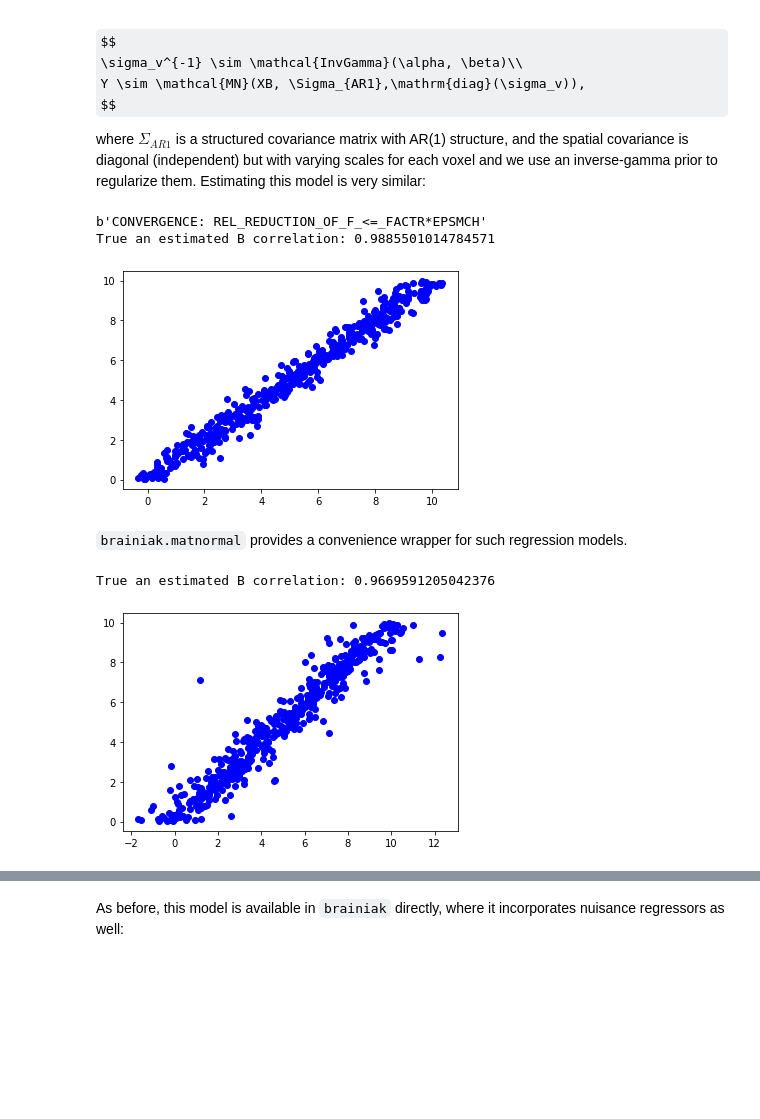
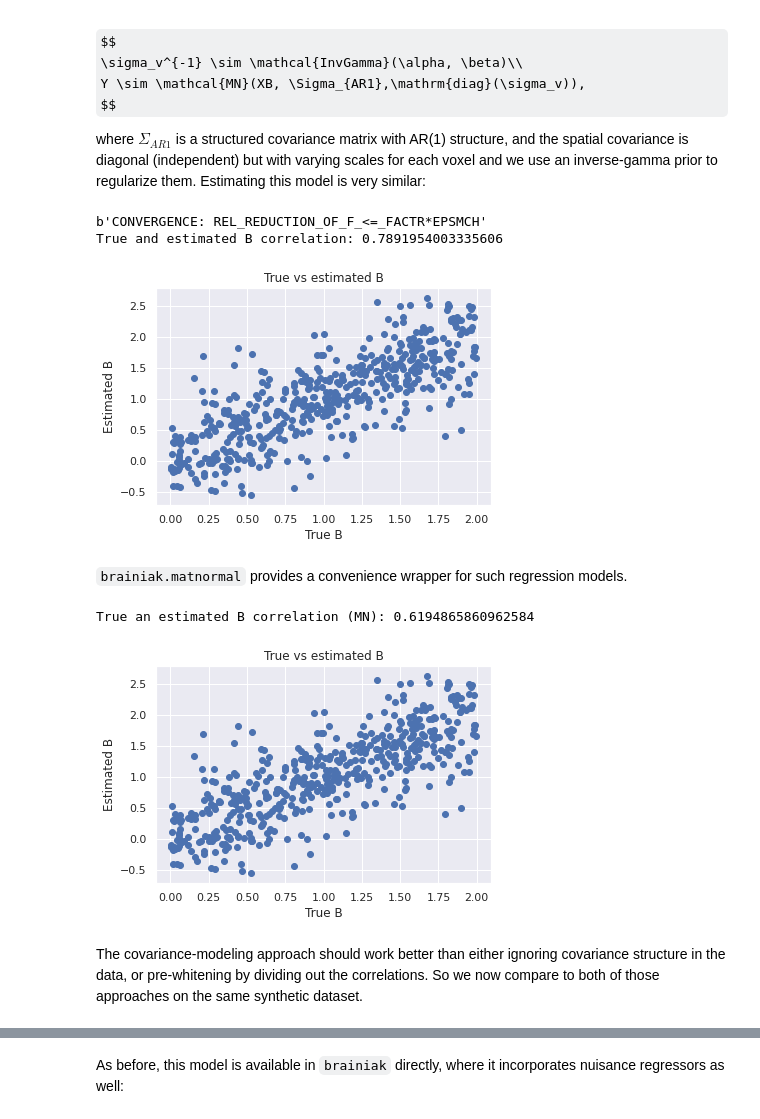
Before and after one commit to brainiak/brainiak-aperture, a Jupyter notebook: notebooks/matnormal/Matrix-normal model prototyping.ipynb, the cells around one changed output, grey strips where cells are left out. Drawn from its saved outputs; the diff is of its cells as text; code cells hidden in the pictures; some formulas as TeX source; blank space fills up the shorter version.

```diff
--- a/notebooks/matnormal/Matrix-normal model prototyping.ipynb
+++ b/notebooks/matnormal/Matrix-normal model prototyping.ipynb
@@ -20,14 +32,15 @@ where $Y$ is a centered TRs by voxels matrix of brain data, $X$ is a TRs by cond
 # Generate data
 from sklearn.datasets import make_friedman1
 import numpy as np
+import seaborn as sns
 np.random.seed(1)
-
-features = 5
+sns.set_theme()
+conditions = 5
 voxels = 100
 TRs = 50
 
-X, _ = make_friedman1(n_samples=TRs, n_features=features, random_state=None)
-B = 10 * np.random.random(size=(features, voxels))
+X, _ = make_friedman1(n_samples=TRs, n_features=conditions, random_state=None)
+B = 2 * np.random.random(size=(conditions, voxels)) # pretty generous SNR of 2
 Y = X @ B + np.random.normal(size=(TRs, voxels))
 # %%
 import tensorflow as tf
@@ -59,7 +72,7 @@ space_cov = CovIdentity(size=voxels)
 time_cov = CovIdentity(size=TRs)
 
 # this is our estimate of B, and the wrappers for X and Y.
-B_hat = tf.Variable(np.random.normal(size=(features, voxels)), name="beta")
+B_hat = tf.Variable(np.random.normal(size=(conditions, voxels)), name="beta")
 Y_tf = tf.constant(Y)
 X_tf = tf.constant(X)
 # construct loss (negative log likelihood)
@@ -77,7 +90,10 @@ _ = B_hat.assign(unpack_trainable_vars(opt_results.x, trainable_vars=[B_hat])[0]
 
 import matplotlib.pyplot as plt
 from scipy.stats import pearsonr
-plt.plot(B_hat.numpy().flatten(), B.flatten(), 'bo')
-print(f"True an estimated B correlation: {pearsonr(B_hat.numpy().flatten(), B.flatten())[0]}")
+plt.plot(B.flatten(), B_hat.numpy().flatten(), 'bo')
+plt.xlabel("True B")
+plt.ylabel("Estimated B")
+plt.title("True vs estimated B")
+print(f"True and estimated B correlation: {pearsonr(B_hat.numpy().flatten(), B.flatten())[0]}")
 # %% [output]
 b'CONVERGENCE: REL_REDUCTION_OF_F_<=_FACTR*EPSMCH'
@@ -99,43 +115,46 @@ from brainiak.matnormal.utils import rmn
 # generate AR(1) temporal noise that is independent in space
 true_time_cov = CovAR1(size=TRs)
 true_space_cov = CovDiagonalGammaPrior(size=voxels)
-noise = rmn(rowcov=true_time_cov._cov, colcov=true_space_cov._cov)
+noise = rmn(rowcov=true_time_cov._cov,  colcov=true_space_cov._cov)
 Y = X @ B + noise
 
 # This time space_cov is AR(1)
 space_cov = CovDiagonalGammaPrior(size=voxels)
 time_cov = CovAR1(size=TRs)
 
 # Reset B_hat
-B_hat = tf.Variable(np.random.normal(size=(features, voxels)), name="beta")
+B_hat = tf.Variable(np.random.normal(size=(conditions, voxels)), name="beta")
 
 # Now we estimate B_hat, but also the AR parameters and the
 # voxelwise residual variances (which the relevant
 # cov objects know about and expose to us)
 train_vars = [B_hat] + time_cov.get_optimize_vars() + space_cov.get_optimize_vars()
 
 # now this loss incorporates the log-likelihood of our covariance parameters
 def loss(params):
     return -matnorm_logp( Y_tf - X_tf @ B_hat, time_cov, space_cov) - space_cov.logp - time_cov.logp
 
 val_and_grad = make_val_and_grad(lossfn=loss, train_vars=train_vars)
 initial_guess = pack_trainable_vars(train_vars)
 opt_results = minimize(fun=val_and_grad, x0=initial_guess, jac=True, method="L-BFGS-B")
 print(opt_results.message) # check that we converged
 
 # assign the AR parameters as well as B
 unpacked_theta = unpack_trainable_vars(opt_results.x, trainable_vars=train_vars)
 for var, val in zip(train_vars, unpacked_theta):
     var.assign(val)
 
 import matplotlib.pyplot as plt
 from scipy.stats import pearsonr
-plt.plot(B_hat.numpy().flatten(), B.flatten(), 'bo')
-print(f"True an estimated B correlation: {pearsonr(B_hat.numpy().flatten(), B.flatten())[0]}")
+plt.plot(B.flatten(), B_hat.numpy().flatten(), 'bo')
+plt.xlabel("True B")
+plt.ylabel("Estimated B")
+plt.title("True vs estimated B")
+print(f"True and estimated B correlation: {pearsonr(B_hat.numpy().flatten(), B.flatten())[0]}")
 # %% [output]
 b'CONVERGENCE: REL_REDUCTION_OF_F_<=_FACTR*EPSMCH'
-True an estimated B correlation: 0.9885501014784571
+True and estimated B correlation: 0.7891954003335606
-[figure, old version]
+[figure, new version]
 # %% [markdown]
 `brainiak.matnormal` provides a convenience wrapper for such regression models.
 # %%
@@ -143,8 +162,13 @@ from brainiak.matnormal.regression import MatnormalRegression
 
 model = MatnormalRegression(time_cov=time_cov, space_cov=space_cov)
 model.fit(X, Y, naive_init=False)
-plt.plot(model.beta_.flatten(), B.flatten(), 'bo')
-print(f"True an estimated B correlation: {pearsonr(model.beta_.flatten(), B.flatten())[0]}")
+plt.plot(B.flatten(), B_hat.numpy().flatten(), 'bo')
+plt.xlabel("True B")
+plt.ylabel("Estimated B")
+plt.title("True vs estimated B")
+print(f"True an estimated B correlation (MN): {pearsonr(model.beta_.flatten(), B.flatten())[0]}")
 # %% [output]
-True an estimated B correlation: 0.9669591205042376
+True an estimated B correlation (MN): 0.6194865860962584
-[figure, old version]
+[figure, new version]
+# %% [markdown]
+The covariance-modeling approach should work better than either ignoring covariance structure in the data, or pre-whitening by dividing out the correlations. So we now compare to both of those approaches on the same synthetic dataset.
```
Also changed, not shown: parts of 14 cells of this notebook.
